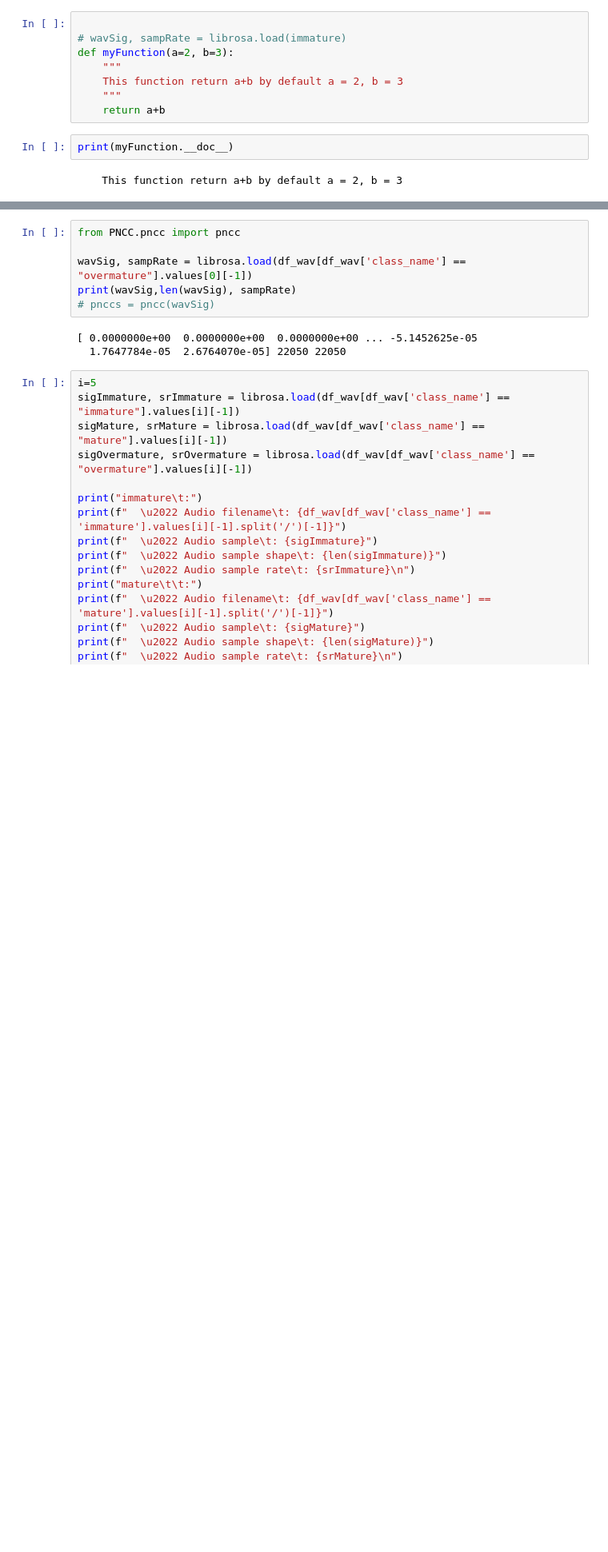
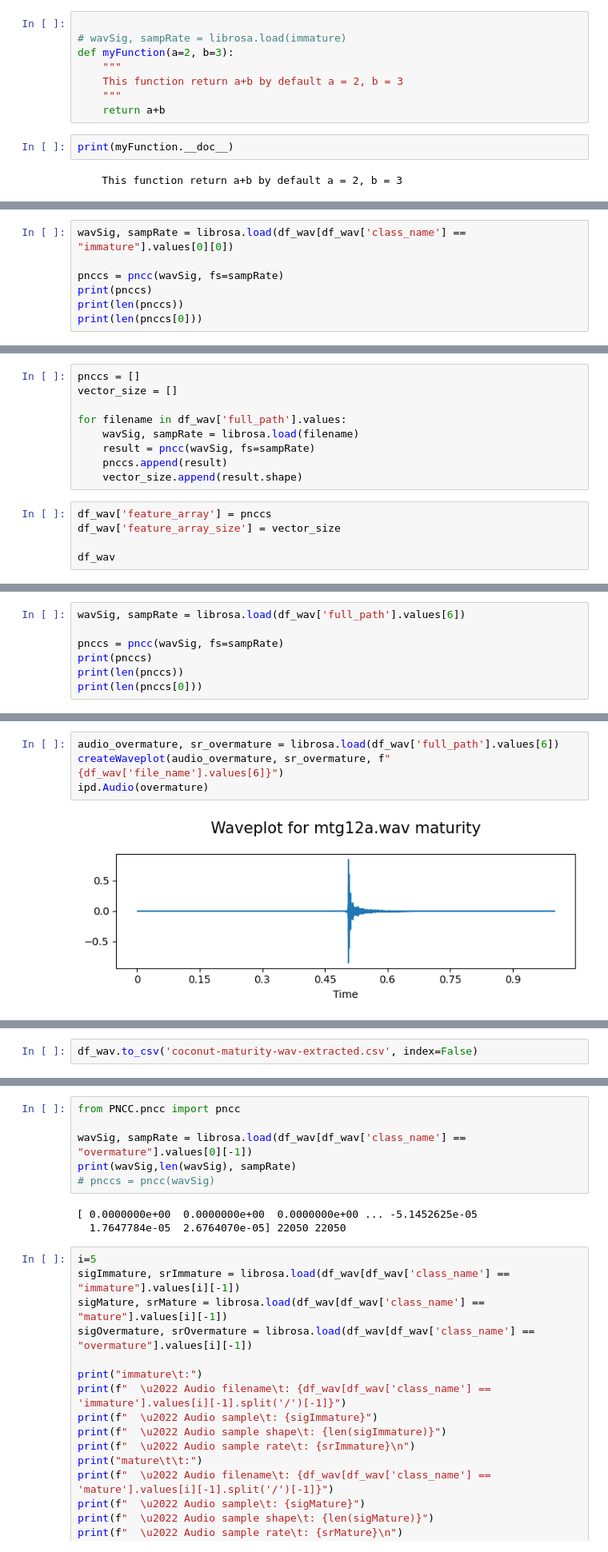
Before and after one commit to XisUndefined/coconut-maturity-classification, a Jupyter notebook: skripsi-dlu-gak-sih-luar-kotak.ipynb, the cells around one changed output, grey strips where cells are left out. Shown at 80% size. Drawn from its saved outputs; the diff is of its cells as text; blank space fills up the shorter version.

Commit message:
extracting PNCC feature with default parameter

```diff
--- a/skripsi-dlu-gak-sih-luar-kotak.ipynb
+++ b/skripsi-dlu-gak-sih-luar-kotak.ipynb
@@ -333,0 +340,7 @@ print(inspect.signature(pncc))
+# %%
+wavSig, sampRate = librosa.load(df_wav[df_wav['class_name'] == "immature"].values[0][0])
+
+pnccs = pncc(wavSig, fs=sampRate)
+print(pnccs)
+print(len(pnccs))
+print(len(pnccs[0]))
@@ -333,0 +367,14 @@ print(inspect.signature(pncc))
+# %%
+pnccs = []
+vector_size = []
+
+for filename in df_wav['full_path'].values:
+    wavSig, sampRate = librosa.load(filename)
+    result = pncc(wavSig, fs=sampRate)
+    pnccs.append(result)
+    vector_size.append(result.shape)
+# %%
+df_wav['feature_array'] = pnccs
+df_wav['feature_array_size'] = vector_size
+
+df_wav
@@ -333,0 +418,7 @@ print(inspect.signature(pncc))
+# %%
+wavSig, sampRate = librosa.load(df_wav['full_path'].values[6])
+
+pnccs = pncc(wavSig, fs=sampRate)
+print(pnccs)
+print(len(pnccs))
+print(len(pnccs[0]))
@@ -333,0 +435,6 @@ print(inspect.signature(pncc))
+# %%
+audio_overmature, sr_overmature = librosa.load(df_wav['full_path'].values[6])
+createWaveplot(audio_overmature, sr_overmature, f"{df_wav['file_name'].values[6]}")
+ipd.Audio(overmature)
+# %% [output]
+[figure, added]
@@ -333,0 +442,2 @@ print(inspect.signature(pncc))
+# %%
+df_wav.to_csv('coconut-maturity-wav-extracted.csv', index=False)
```
Also changed, not shown: parts of 21 cells of this notebook, 2 other files.
